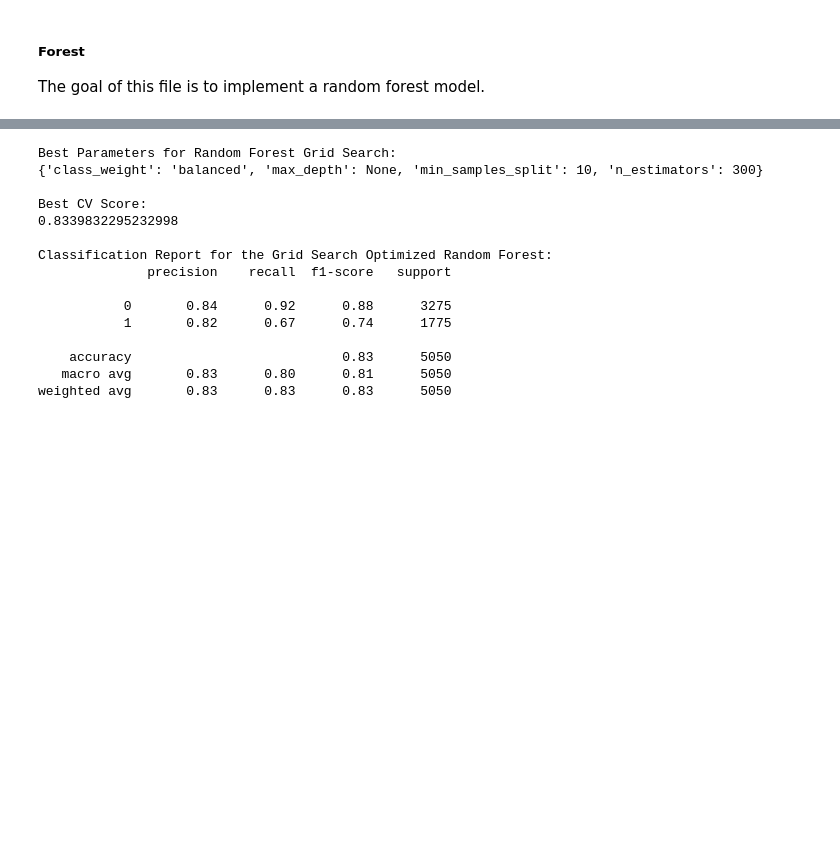
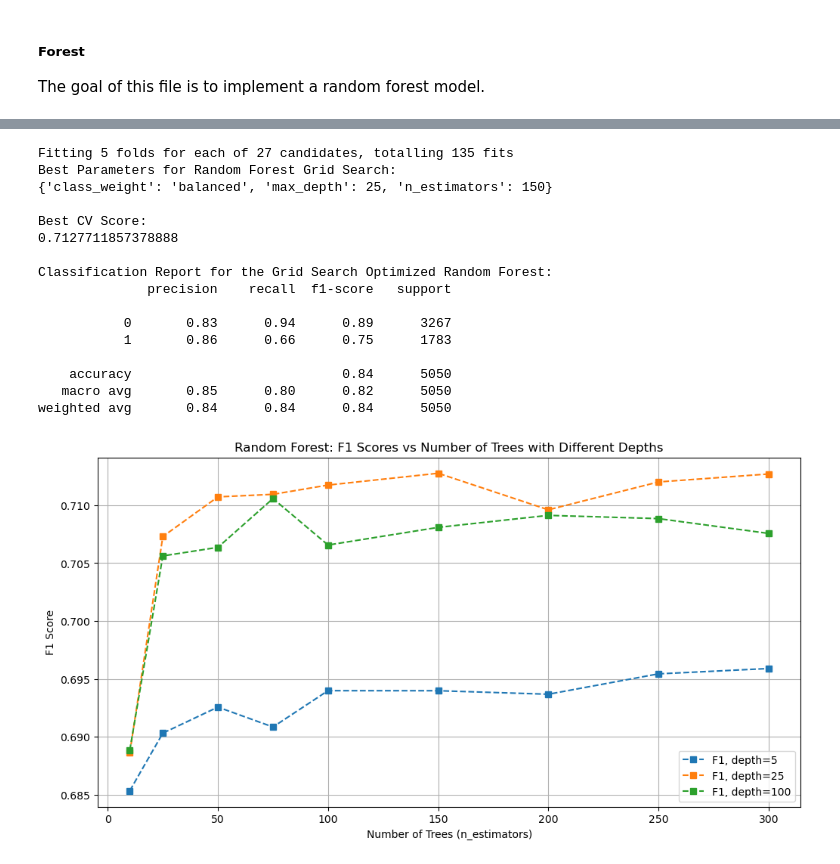
Before and after one commit to RHartung-ND/Data-Science-Project, a Jupyter notebook: forest.ipynb, the cells around one changed output, grey strips where cells are left out. Saved outputs shown, nothing was run; the diff lists cells and outputs as text; code cells hidden in the pictures; blank space fills up the shorter version.

Commit message:
updates to random forest

```diff
--- a/forest.ipynb
+++ b/forest.ipynb
@@ -61,21 +77,20 @@ Correctly predicted 4202 out of 5050 instances
 # %%
-from sklearn.ensemble import RandomForestClassifier
-from sklearn.model_selection import GridSearchCV
+# Trying to get a range of values and how the accuracy and f1 score change.
 
 # Define a parameter grid for the Random Forest model.
 param_grid_rf = {
-    'n_estimators': [100, 200, 300],      # Number of trees in the forest.
-    'max_depth': [None, 10, 20, 80],        # Maximum depth of each tree.
-    'min_samples_split': [2, 5, 10],        # Minimum number of samples required to split an internal node.
-    'class_weight': ['balanced', None]      # Handle class imbalance.
+    'n_estimators': [10, 25, 50, 75, 100, 150, 200, 250, 300],  # Number of trees in the forest.
+    'max_depth': [5, 25, 100],  # Maximum depth of each tree.
+    'class_weight': ['balanced']              # Handle class imbalance.
 }
 
-
-rf = RandomForestClassifier(random_state=42)
+rf = RandomForestClassifier(random_state=9)
 
 # Set up GridSearchCV with 5-fold cross-validation.
-grid_search_rf = GridSearchCV(rf, param_grid_rf, cv=5, scoring='accuracy', n_jobs=-1)
-grid_search_rf.fit(X_train, y_train)
+grid_search_rf = GridSearchCV(rf, param_grid_rf, cv=5,
+                              scoring={"Accuracy": "accuracy", "F1":"f1"},
+                              refit="F1", n_jobs=-1, verbose=2)
+grid_search_rf.fit(X_train, Y_train)
 
 # Output the best parameters and best cross-validation score.
 print("Best Parameters for Random Forest Grid Search:")
@@ -85,22 +100,46 @@ print(grid_search_rf.best_score_)
 
 # Evaluate the best estimator on the test set.
 best_rf = grid_search_rf.best_estimator_
-y_pred_rf = best_rf.predict(X_test)
+Y_pred_rf = best_rf.predict(X_test)
 print("\nClassification Report for the Grid Search Optimized Random Forest:")
-print(classification_report(y_test, y_pred_rf, zero_division=0))
+print(classification_report(Y_test, Y_pred_rf, zero_division=0))
 # %% [output]
+Fitting 5 folds for each of 27 candidates, totalling 135 fits
 Best Parameters for Random Forest Grid Search:
-{'class_weight': 'balanced', 'max_depth': None, 'min_samples_split': 10, 'n_estimators': 300}
+{'class_weight': 'balanced', 'max_depth': 25, 'n_estimators': 150}
 
 Best CV Score:
-0.8339832295232998
+0.7127711857378888
 
 Classification Report for the Grid Search Optimized Random Forest:
               precision    recall  f1-score   support
 
-           0       0.84      0.92      0.88      3275
-           1       0.82      0.67      0.74      1775
+           0       0.83      0.94      0.89      3267
+           1       0.86      0.66      0.75      1783
 
-    accuracy                           0.83      5050
-   macro avg       0.83      0.80      0.81      5050
-weighted avg       0.83      0.83      0.83      5050
+    accuracy                           0.84      5050
+   macro avg       0.85      0.80      0.82      5050
+weighted avg       0.84      0.84      0.84      5050
+# %%
+# Results DataFrame
+results_df = pd.DataFrame(grid_search_rf.cv_results_)
+
+# Only select the columns we care about
+scores_df = results_df[['param_n_estimators', 'param_max_depth', 'param_class_weight',
+                        'mean_test_Accuracy', 'mean_test_F1']]
+# %%
+plt.figure(figsize=(12,6))
+
+for depth in [5, 25, 100]:
+    subset = scores_df[scores_df['param_max_depth'] == depth]
+    plt.plot(subset['param_n_estimators'], subset['mean_test_F1'], marker='s', linestyle='--', label=f'F1, depth={depth}')
+
+plt.title('Random Forest: F1 Scores vs Number of Trees with Different Depths')
+plt.xlabel('Number of Trees (n_estimators)')
+plt.ylabel('F1 Score')
+plt.grid(True)
+plt.legend()
+# plt.ylim(0.5, 1.0)  # optional zoom
+plt.show()
+# %% [output]
+[figure, added]
```
Also changed, not shown: parts of 11 cells of this notebook, 14 other files.
